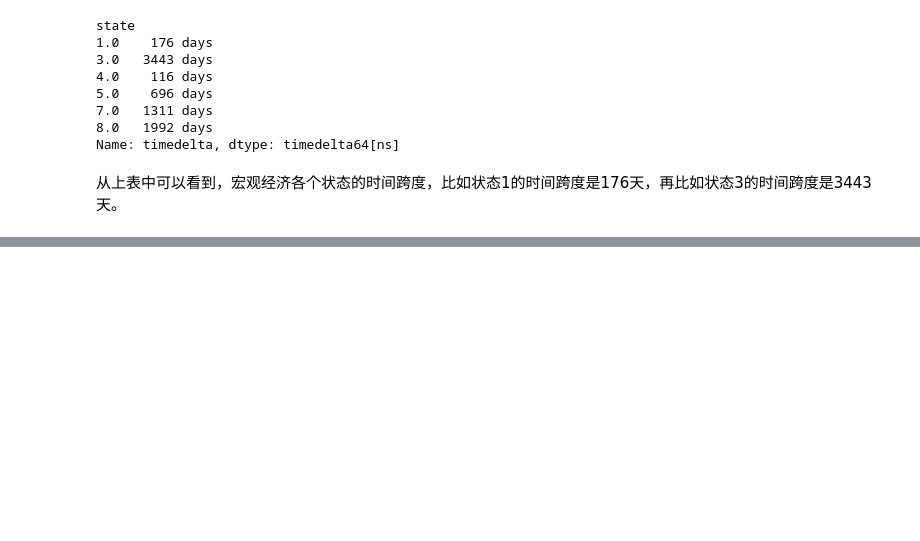
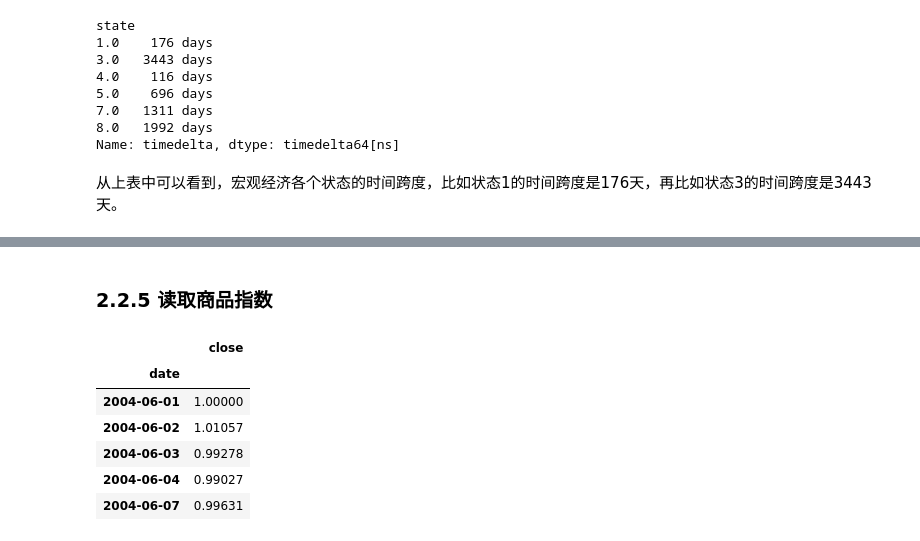
Before and after one commit to ibestrace/folio, a Jupyter notebook: Macro_Strategy_TAA.ipynb, the cells around one changed output, grey strips where cells are left out. Cells and saved outputs as stored; diff of their text form; code cells hidden in the pictures; blank space fills up the shorter version.

```diff
--- a/Macro_Strategy_TAA.ipynb
+++ b/Macro_Strategy_TAA.ipynb
@@ -473,0 +540,22 @@ Name: timedelta, dtype: timedelta64[ns]
+# %% [markdown]
+### 2.2.5 读取商品指数
+# %%
+# 读取南华商品指数
+import pandas as pd
+commodity_zh_index_ifind = pd.read_excel('data/MSTAA_data/commodity_zh_index_ifind.xlsx',
+                                         usecols=['交易日期', '收盘点位'],
+                                         parse_dates=True)
+commodity_zh_index_ifind.rename(columns={'交易日期':'date',
+                                    '收盘点位':'close'},
+                                inplace=True)
+commodity_zh_index_ifind.set_index('date', inplace=True)
+comm_index = commodity_zh_index_ifind / commodity_zh_index_ifind.iloc[0, 0]
+comm_index.head(5)
+# %% [output]
+|  | close |
+| date |  |
+| 2004-06-01 | 1.00000 |
+| 2004-06-02 | 1.01057 |
+| 2004-06-03 | 0.99278 |
+| 2004-06-04 | 0.99027 |
+| 2004-06-07 | 0.99631 |
```
Also changed, not shown: parts of 14 cells of this notebook, 2 other files.
